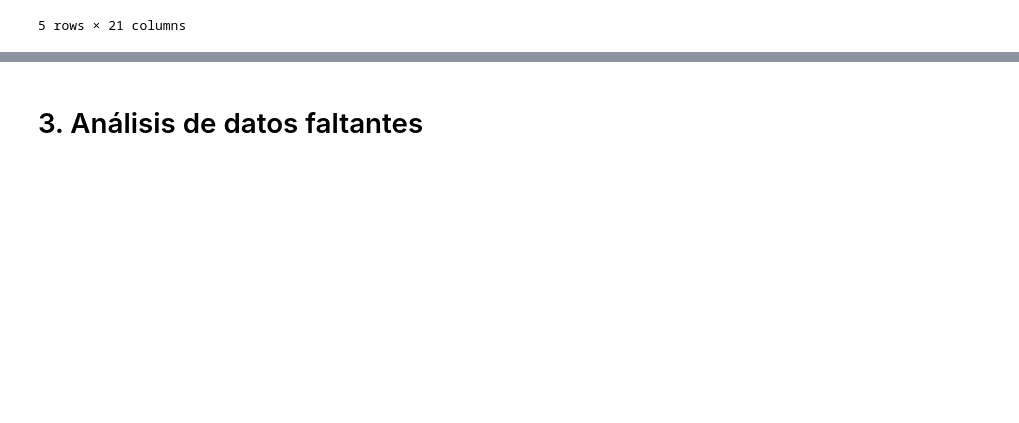
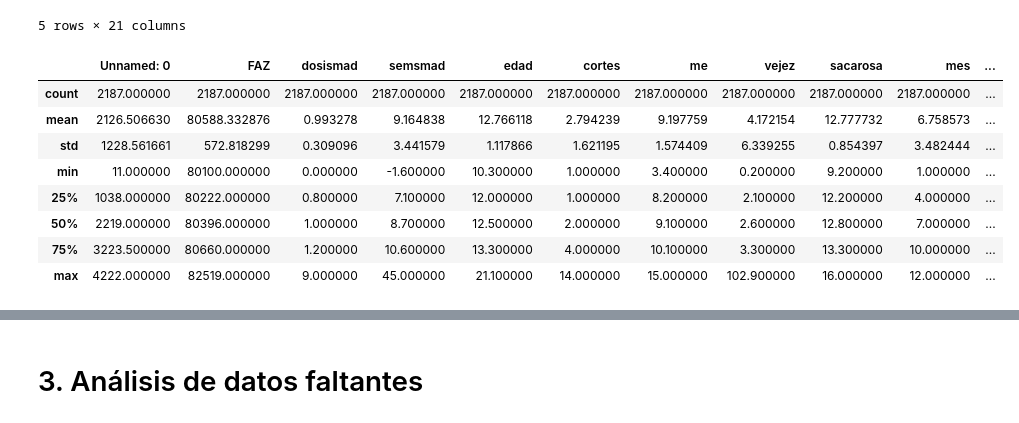
Before and after one commit to LissaAN1/prediccion-cana-LABAPO3, a Jupyter notebook: lab1.ipynb, the cells around one changed output, grey strips where cells are left out. Saved outputs shown, nothing was run; the diff lists cells and outputs as text; code cells hidden in the pictures; blank space fills up the shorter version.

```diff
--- a/lab1.ipynb
+++ b/lab1.ipynb
@@ -329,3 +382,15 @@ df_clf.head()
 | 3 | 15 | AMAIME SILCA | 81291 | 43 | Mecanizado Verde | CC01-1940 | SI | BONUS 250 EC REGULADOR FISIOLÓGICO | 0.8 | 6.6 | ... |
 | 4 | 16 | AMAIME SILCA | 81291 | 43 | Mecanizado Verde | CC01-1940 | SI | BONUS 250 EC REGULADOR FISIOLÓGICO | 0.6 | 8.1 | ... |
 5 rows × 21 columns
+# %%
+df_clf.describe()
+# %% [output]
+|  | Unnamed: 0 | FAZ | dosismad | semsmad | edad | cortes | me | vejez | sacarosa | mes | ... |
+| count | 2187.000000 | 2187.000000 | 2187.000000 | 2187.000000 | 2187.000000 | 2187.000000 | 2187.000000 | 2187.000000 | 2187.000000 | 2187.000000 | ... |
+| mean | 2126.506630 | 80588.332876 | 0.993278 | 9.164838 | 12.766118 | 2.794239 | 9.197759 | 4.172154 | 12.777732 | 6.758573 | ... |
+| std | 1228.561661 | 572.818299 | 0.309096 | 3.441579 | 1.117866 | 1.621195 | 1.574409 | 6.339255 | 0.854397 | 3.482444 | ... |
+| min | 11.000000 | 80100.000000 | 0.000000 | -1.600000 | 10.300000 | 1.000000 | 3.400000 | 0.200000 | 9.200000 | 1.000000 | ... |
+| 25% | 1038.000000 | 80222.000000 | 0.800000 | 7.100000 | 12.000000 | 1.000000 | 8.200000 | 2.100000 | 12.200000 | 4.000000 | ... |
+| 50% | 2219.000000 | 80396.000000 | 1.000000 | 8.700000 | 12.500000 | 2.000000 | 9.100000 | 2.600000 | 12.800000 | 7.000000 | ... |
+| 75% | 3223.500000 | 80660.000000 | 1.200000 | 10.600000 | 13.300000 | 4.000000 | 10.100000 | 3.300000 | 13.300000 | 10.000000 | ... |
+| max | 4222.000000 | 82519.000000 | 9.000000 | 45.000000 | 21.100000 | 14.000000 | 15.000000 | 102.900000 | 16.000000 | 12.000000 | ... |
```
Also changed, not shown: parts of 12 cells of this notebook.
